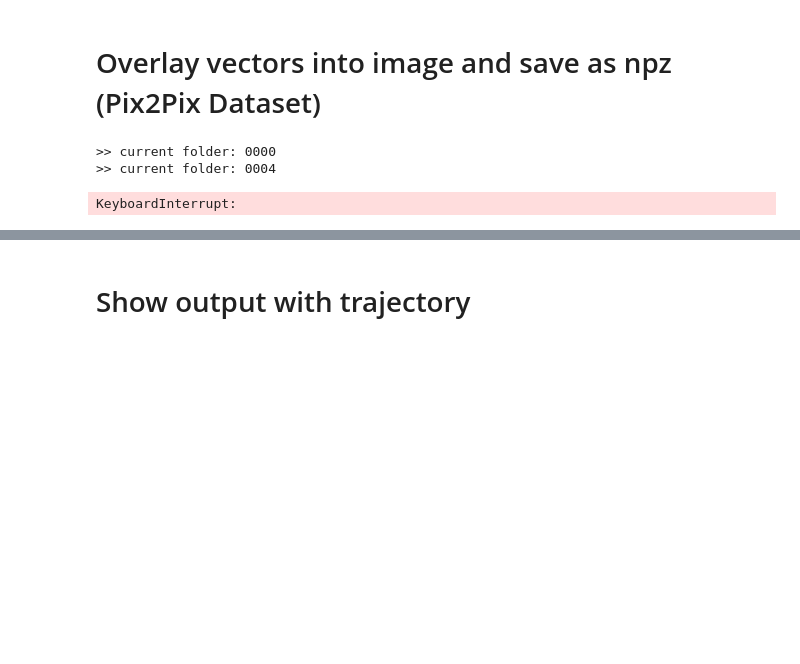
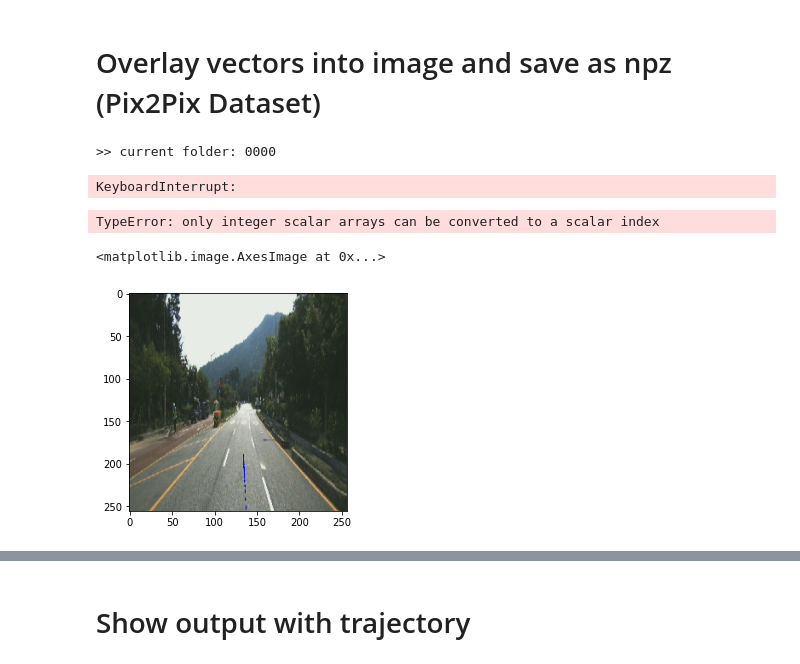
Before and after one commit to cesarwenz/ENGG6570, a Jupyter notebook: data_loader.ipynb, the cells around one changed output, grey strips where cells are left out. Drawn from its saved outputs; the diff is of its cells as text; code cells hidden in the pictures; blank space fills up the shorter version.

```diff
--- a/data_loader.ipynb
+++ b/data_loader.ipynb
@@ -101,14 +143,13 @@ def create_trajectory(data_x, data_y, obs_len=10):
     return cv2_image
 # %%
 %%time
-path = 'E:\\Data'
+path = 'D:\\Data'
 
 obs_len = 10
 future_len = 30
 start_idx = 200
 
 p = 0
-
 for foldername in listdir(path):
     if p!=0:
         p -= 1
@@ -116,7 +157,7 @@ for foldername in listdir(path):
     data_x = list()
     data_y = list()
     # load target dataset
-    loader = DataLoader(base_path='E:\\Data', dataset_name=foldername)
+    loader = DataLoader(base_path='D:\\Data', dataset_name=foldername)
     seq_len = loader.data.shape[0]
     print('>> current folder: ' + foldername)
     for i in range(start_idx, seq_len - future_len - 1):
@@ -151,6 +192,16 @@ for foldername in listdir(path):
     savez_compressed(foldername + '.npz', data_x, data_y)
 # %% [output]
 >> current folder: 0000
->> current folder: 0004
 KeyboardInterrupt:
+# %%
+ix = randint(0, np.shape(data_x)[0], 1)
+# %% [output]
+TypeError: only integer scalar arrays can be converted to a scalar index
+# %%
+from numpy.random import randint
+ix = int(randint(0, np.shape(data_x)[0], 1))
+plt.imshow(create_trajectory(((data_x[ix]+1)*127.5).astype(np.uint8), data_y[ix]))
+# %% [output]
+<matplotlib.image.AxesImage at 0x...>
+[figure, added]
 # %%
```
Also changed, not shown: parts of 7 cells of this notebook, 6 other files.
